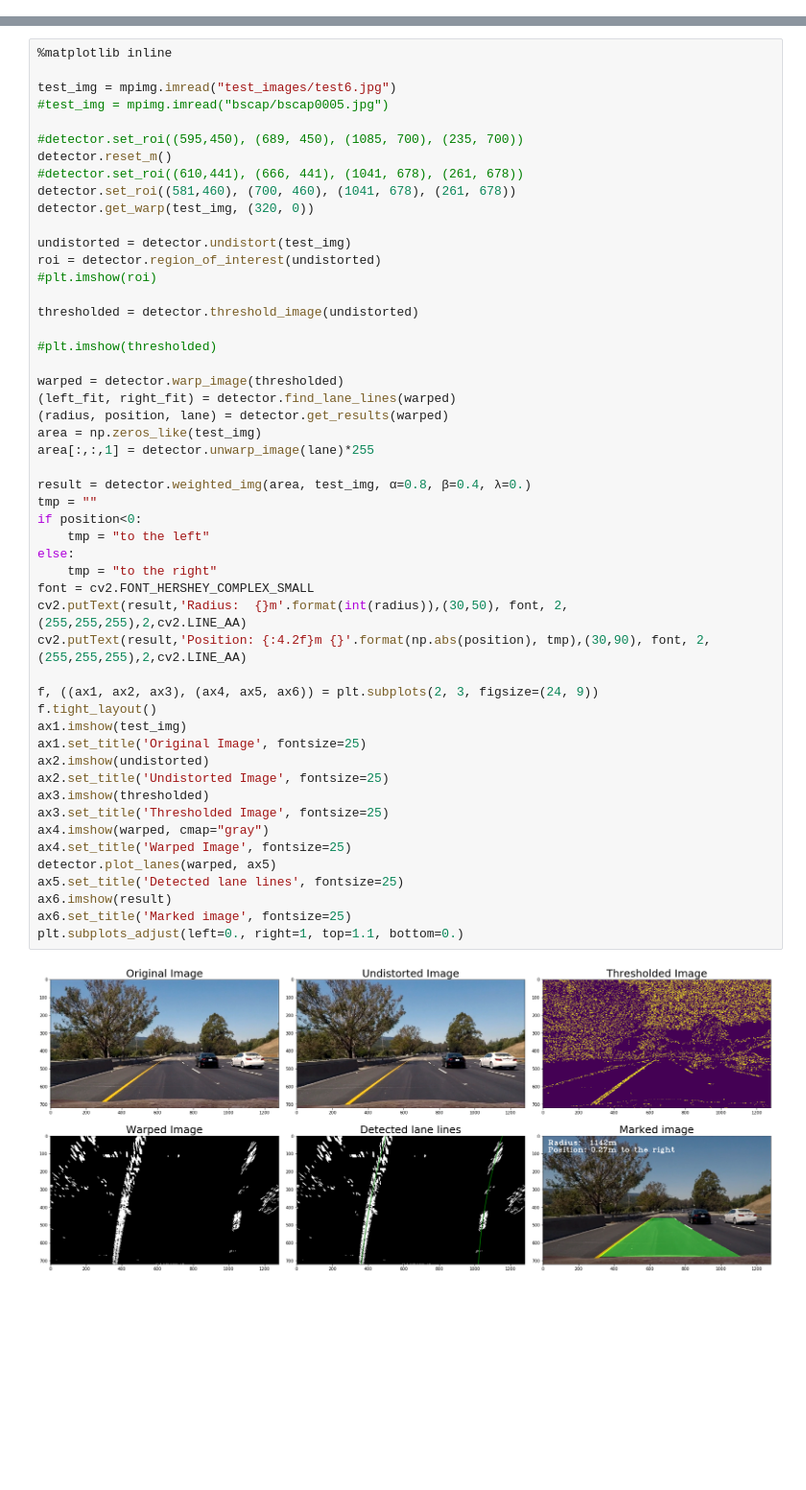
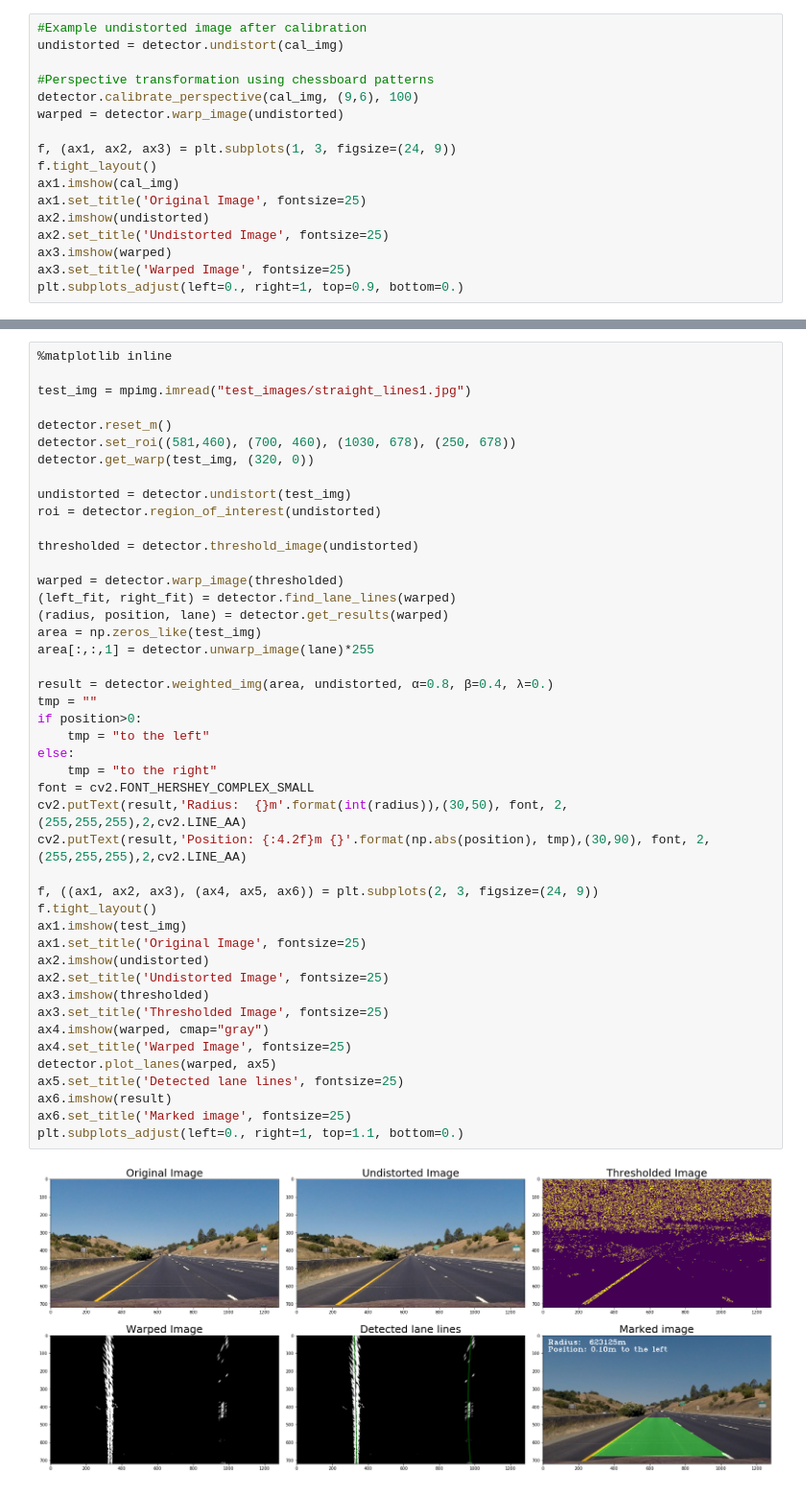
Before and after one commit to hogyadenes/CarND-Advanced-Lane-Lines, a Jupyter notebook: Project4.ipynb, the cells around one changed output, grey strips where cells are left out. Shown at 96% size. Saved outputs shown, nothing was run; the diff lists cells and outputs as text; blank space fills up the shorter version.

```diff
--- a/Project4.ipynb
+++ b/Project4.ipynb
@@ -389,0 +359,17 @@ plt.imshow(warped)
+# %%
+#Example undistorted image after calibration
+undistorted = detector.undistort(cal_img)
+
+#Perspective transformation using chessboard patterns
+detector.calibrate_perspective(cal_img, (9,6), 100)
+warped = detector.warp_image(undistorted)
+
+f, (ax1, ax2, ax3) = plt.subplots(1, 3, figsize=(24, 9))
+f.tight_layout()
+ax1.imshow(cal_img)
+ax1.set_title('Original Image', fontsize=25)
+ax2.imshow(undistorted)
+ax2.set_title('Undistorted Image', fontsize=25)
+ax3.imshow(warped)
+ax3.set_title('Warped Image', fontsize=25)
+plt.subplots_adjust(left=0., right=1, top=0.9, bottom=0.)
@@ -390,53 +378,47 @@ plt.imshow(warped)
 # %%
 %matplotlib inline
 
-test_img = mpimg.imread("test_images/test6.jpg")
-#test_img = mpimg.imread("bscap/bscap0005.jpg")
+test_img = mpimg.imread("test_images/straight_lines1.jpg")
 
-#detector.set_roi((595,450), (689, 450), (1085, 700), (235, 700))
 detector.reset_m()
-#detector.set_roi((610,441), (666, 441), (1041, 678), (261, 678))
-detector.set_roi((581,460), (700, 460), (1041, 678), (261, 678))
+detector.set_roi((581,460), (700, 460), (1030, 678), (250, 678))
 detector.get_warp(test_img, (320, 0))
 
 undistorted = detector.undistort(test_img)
 roi = detector.region_of_interest(undistorted)
-#plt.imshow(roi)
 
 thresholded = detector.threshold_image(undistorted)
-
-#plt.imshow(thresholded)
 
 warped = detector.warp_image(thresholded)
 (left_fit, right_fit) = detector.find_lane_lines(warped)
 (radius, position, lane) = detector.get_results(warped)
 area = np.zeros_like(test_img)
 area[:,:,1] = detector.unwarp_image(lane)*255
 
-result = detector.weighted_img(area, test_img, α=0.8, β=0.4, λ=0.)
+result = detector.weighted_img(area, undistorted, α=0.8, β=0.4, λ=0.)
 tmp = ""
-if position<0:
+if position>0:
     tmp = "to the left"
 else:
     tmp = "to the right"
 font = cv2.FONT_HERSHEY_COMPLEX_SMALL
 cv2.putText(result,'Radius:  {}m'.format(int(radius)),(30,50), font, 2,(255,255,255),2,cv2.LINE_AA)
 cv2.putText(result,'Position: {:4.2f}m {}'.format(np.abs(position), tmp),(30,90), font, 2,(255,255,255),2,cv2.LINE_AA)
 
 f, ((ax1, ax2, ax3), (ax4, ax5, ax6)) = plt.subplots(2, 3, figsize=(24, 9))
 f.tight_layout()
 ax1.imshow(test_img)
 ax1.set_title('Original Image', fontsize=25)
 ax2.imshow(undistorted)
 ax2.set_title('Undistorted Image', fontsize=25)
 ax3.imshow(thresholded)
 ax3.set_title('Thresholded Image', fontsize=25)
 ax4.imshow(warped, cmap="gray")
 ax4.set_title('Warped Image', fontsize=25)
 detector.plot_lanes(warped, ax5)
 ax5.set_title('Detected lane lines', fontsize=25)
 ax6.imshow(result)
 ax6.set_title('Marked image', fontsize=25)
 plt.subplots_adjust(left=0., right=1, top=1.1, bottom=0.)
 # %% [output]
-[figure, old version]
+[figure, new version]
```
Also changed, not shown: parts of 8 cells of this notebook, 4 other files.
